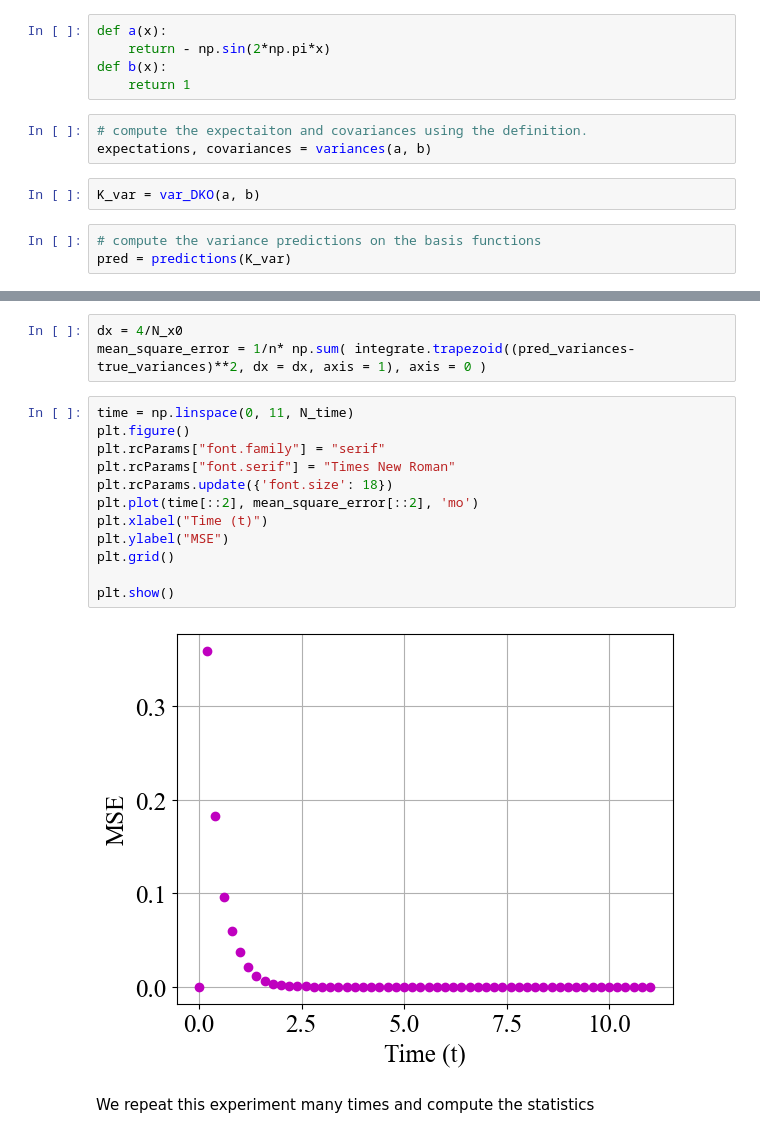
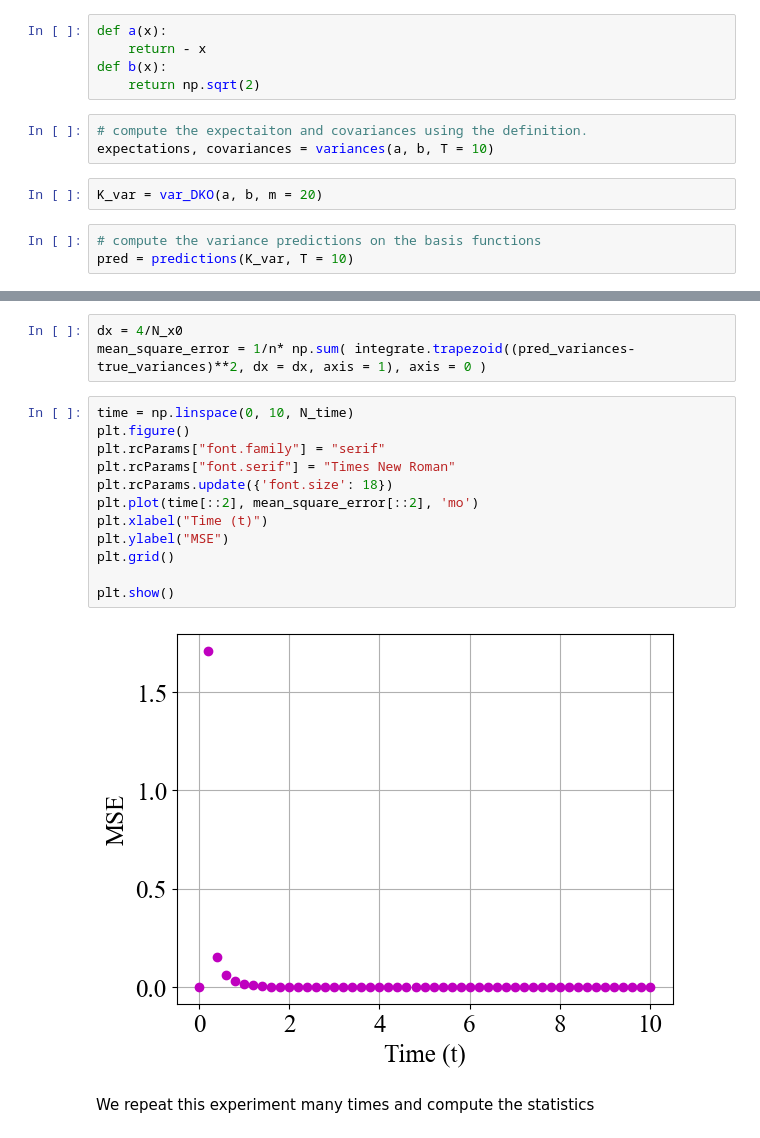
Before and after one commit to Maria-A-Oprea/Distributional_Koopman, a Jupyter notebook: Variance.ipynb, the cells around one changed output, grey strips where cells are left out. Cells and saved outputs as stored; diff of their text form.

```diff
--- a/Variance.ipynb
+++ b/Variance.ipynb
@@ -155,17 +155,17 @@ When we asses the prediciton quality we look at the performance on observables t
 $$dX_t =  -sin(2\pi x) dt + dB_t$$
 # %%
 def a(x):
-    return - np.sin(2*np.pi*x)
+    return - x
 def b(x):
-    return 1
+    return np.sqrt(2)
 # %%
 # compute the expectaiton and covariances using the definition.
-expectations, covariances = variances(a, b)
+expectations, covariances = variances(a, b, T = 10)
 # %%
-K_var = var_DKO(a, b)
+K_var = var_DKO(a, b, m = 20)
 # %%
 # compute the variance predictions on the basis functions
-pred = predictions(K_var)
+pred = predictions(K_var, T = 10)
 # %% [markdown]
 We want to asses the quality of the prediction on the variance, so we need to compute the variance truth and variance prediction. We compute the variance by
 $$  Var (\hat{h}_i(X_t) |X_0 = x) = \mathbb{E}[\hat{h}_i^2|X_0 = x] - (\mathbb{E}[\hat{h}_i|X_0 = x])^2$$
@@ -195,19 +195,19 @@ pred_variances = pred[i, :, :] - pred[i+ int(n*(n + 1)/2), :, :]
 dx = 4/N_x0
 mean_square_error = 1/n* np.sum( integrate.trapezoid((pred_variances-true_variances)**2, dx = dx, axis = 1), axis = 0 )
 # %%
-time = np.linspace(0, 11, N_time)
+time = np.linspace(0, 10, N_time)
 plt.figure()
 plt.rcParams["font.family"] = "serif"
 plt.rcParams["font.serif"] = "Times New Roman"
 plt.rcParams.update({'font.size': 18})
 plt.plot(time[::2], mean_square_error[::2], 'mo')
 plt.xlabel("Time (t)")
 plt.ylabel("MSE")
 plt.grid()
 
 plt.show()
 # %% [output]
-[figure, old version]
+[figure, new version]
 # %% [markdown]
 We repeat this experiment many times and compute the statistics
 # %%
```
Also changed, not shown: parts of 10 cells of this notebook.
